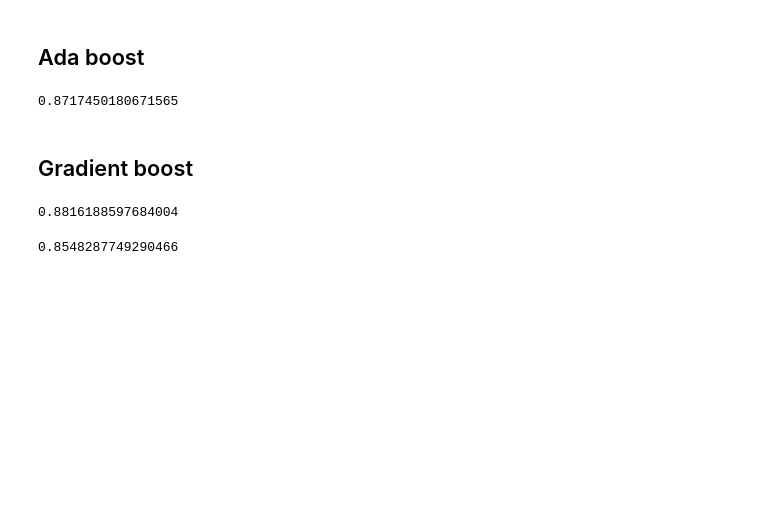
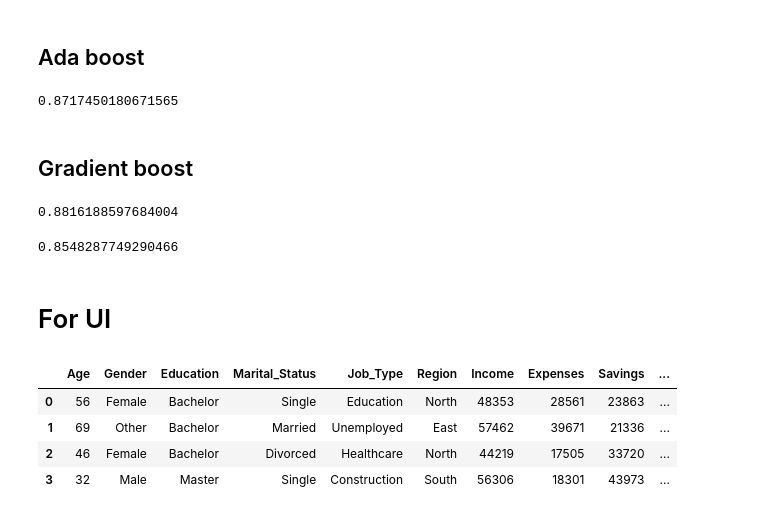
Before and after one commit to MyLeo0087/Maching_Learning_Project, a Jupyter notebook: Income/income.ipynb, the cells around one changed output. Saved outputs shown, nothing was run; the diff lists cells and outputs as text; code cells hidden in the pictures; blank space fills up the shorter version.

```diff
--- a/Income/income.ipynb
+++ b/Income/income.ipynb
@@ -514,3 +512,13 @@ r2_xgb = r2_score(y_test,y_pred_xgb)
 r2_xgb
 # %% [output]
 0.8548287749290466
+# %% [markdown]
+# For UI
+# %%
+df.head(4)
+# %% [output]
+|  | Age | Gender | Education | Marital_Status | Job_Type | Region | Income | Expenses | Savings | ... |
+| 0 | 56 | Female | Bachelor | Single | Education | North | 48353 | 28561 | 23863 | ... |
+| 1 | 69 | Other | Bachelor | Married | Unemployed | East | 57462 | 39671 | 21336 | ... |
+| 2 | 46 | Female | Bachelor | Divorced | Healthcare | North | 44219 | 17505 | 33720 | ... |
+| 3 | 32 | Male | Master | Single | Construction | South | 56306 | 18301 | 43973 | ... |
```
Also changed, not shown: parts of 8 cells of this notebook, 3 other files.
